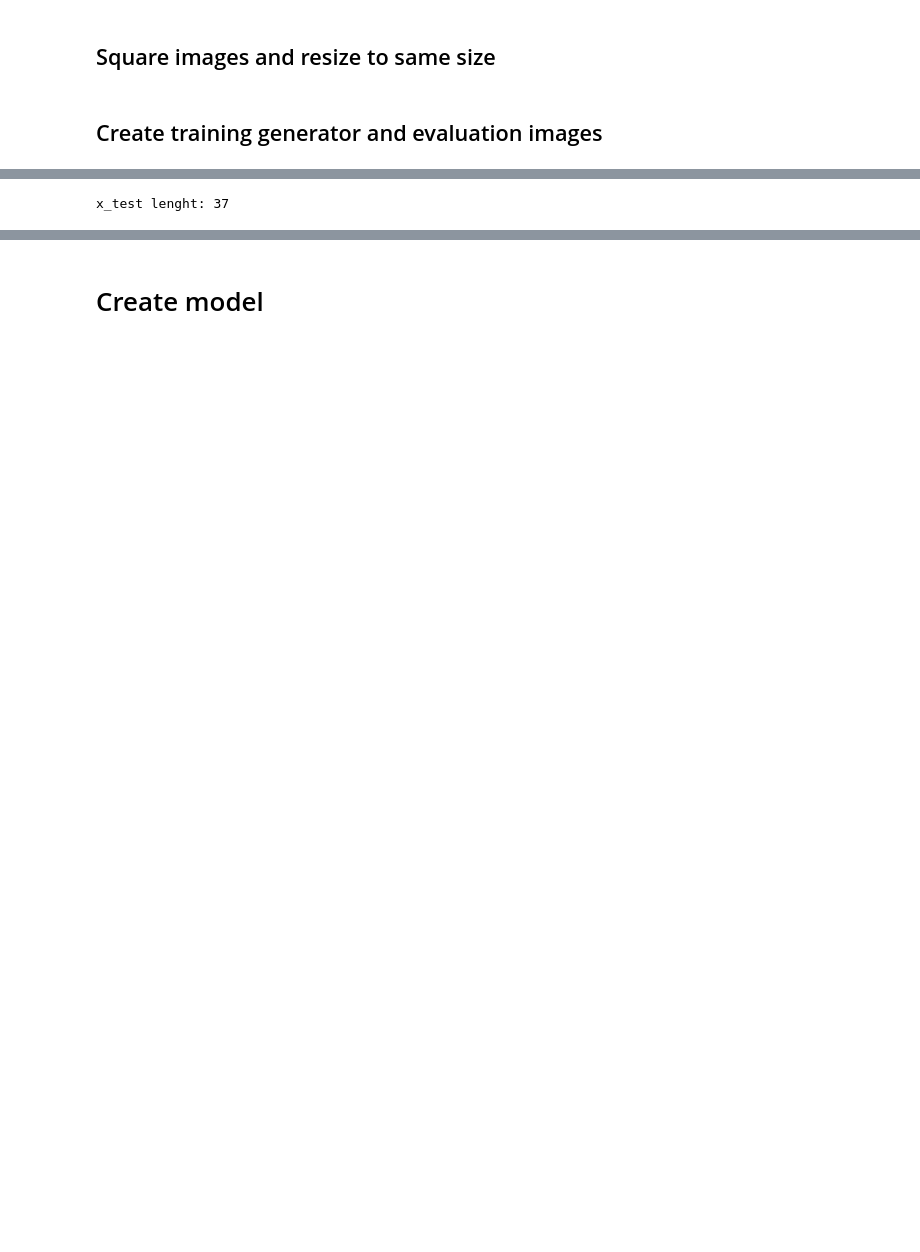
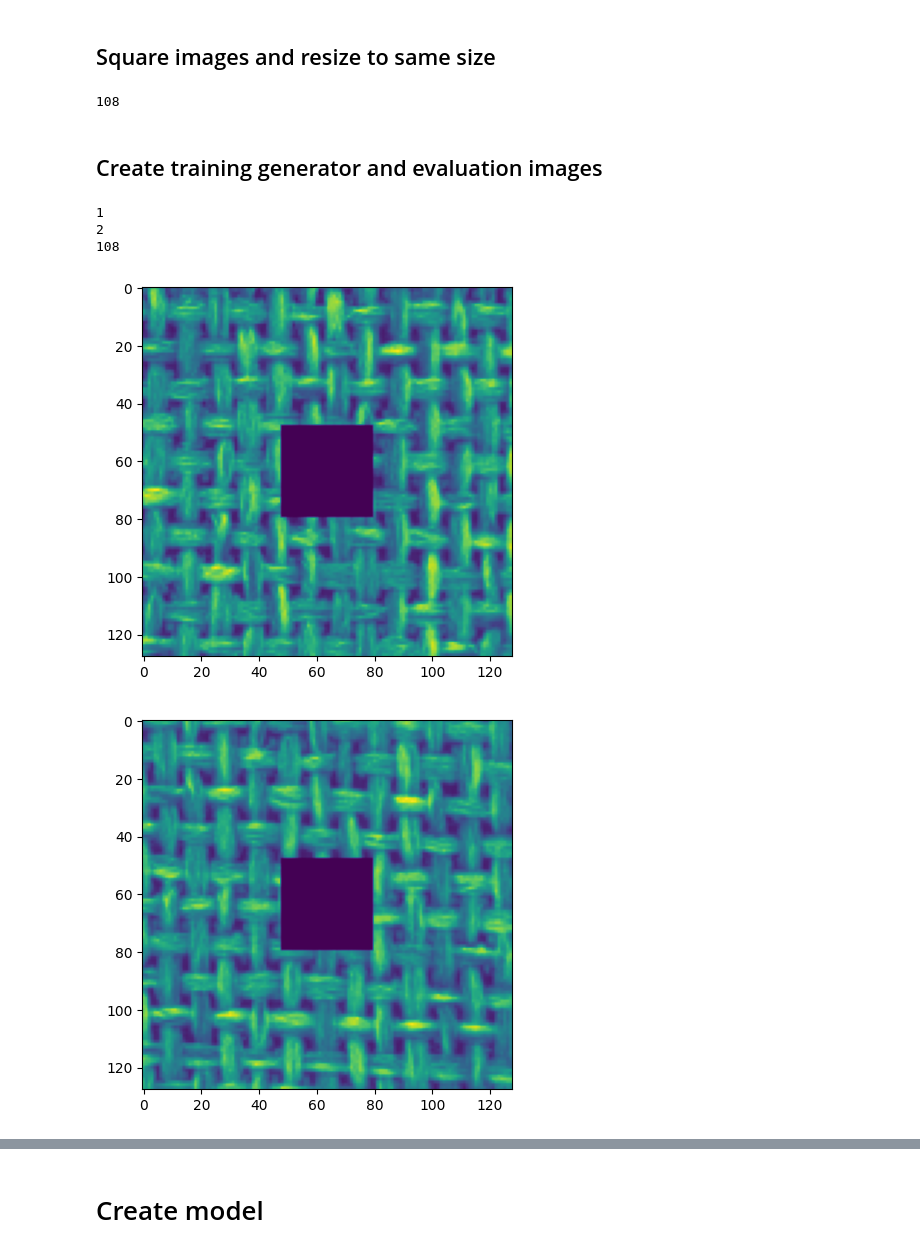
Before and after one commit to NishalyaPethiyagoda/FYP, a Jupyter notebook: main.ipynb, the cells around one changed output, grey strips where cells are left out. Cells and saved outputs as stored; diff of their text form; code cells hidden in the pictures; blank space fills up the shorter version.

```diff
--- a/main.ipynb
+++ b/main.ipynb
@@ -98,5 +104,9 @@ for dataset, imgs in imgss.items():
 
     res_imgs = [cv2.resize(img, (min_size, min_size), interpolation=cv2.INTER_CUBIC) for img in res_imgs]
     imgss[dataset] = np.expand_dims(res_imgs, axis=3)
+
+print(len(imgss['train']))
+# %% [output]
+108
 # %% [markdown]
 ## Create training generator and evaluation images
@@ -104,0 +113,23 @@ train_generator = DataGenerator(imgss['train'], patch_size, center_size, batch_s
+# %%
+# train_generator = DataGenerator(imgss['train'], patch_size, center_size, batch_size=batch_size, shuffle=True)
+train_generator = DataGenerator(imgss['train'], patch_size, center_size, batch_size=108, shuffle=True)
+
+batch = train_generator[0]   # get first batch
+images_batch = batch[0]      # get a batch of image patches of a single image
+
+# Displaying the first image in the batch
+first_image = images_batch[0]   # get the first path of the image patches
+
+# Assuming first_image is a single image or an array representing an image
+print(len(train_generator))
+print(len(batch))
+print(len(images_batch))
+for img in images_batch[0:3]:
+    plt.imshow(img)
+    plt.show()
+# %% [output]
+1
+2
+108
+[figure, added]
+[figure, added]
@@ -107,9 +139,6 @@ x_test = []
 for patches in patchess.values():
     x_test.extend(patches)
 x_test = np.array(x_test)
-print('x_test lenght:', len(x_test))
-# %% [output]
-x_test lenght: 37
 # %%
 mask = create_center_mask(patch_size, center_size)
 patchess = defaultdict(list)
```
Also changed, not shown: parts of 25 cells of this notebook, 55 other files.
